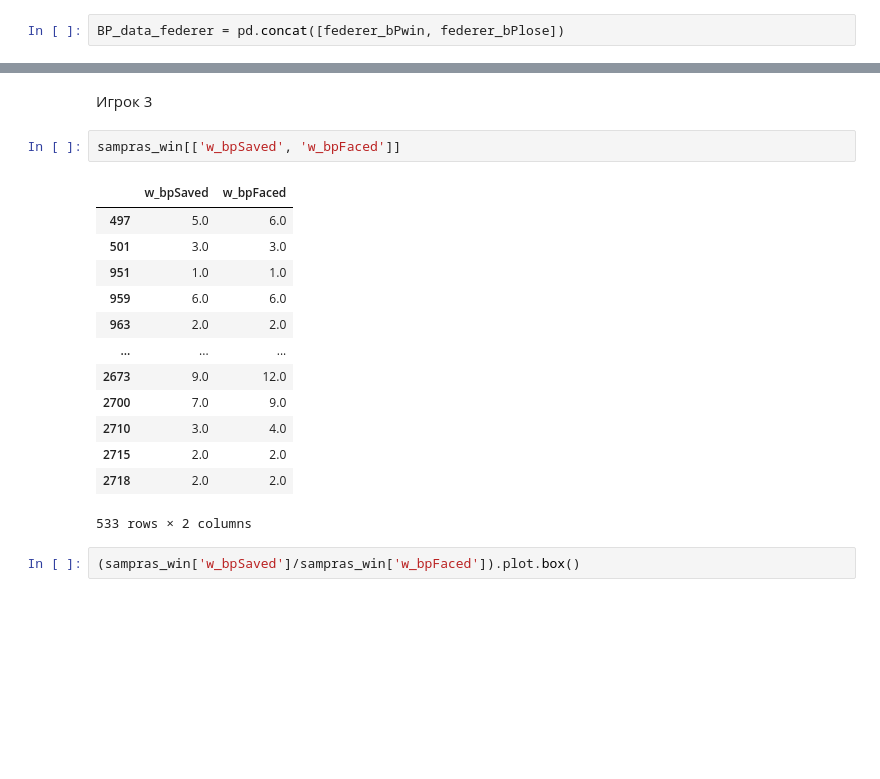
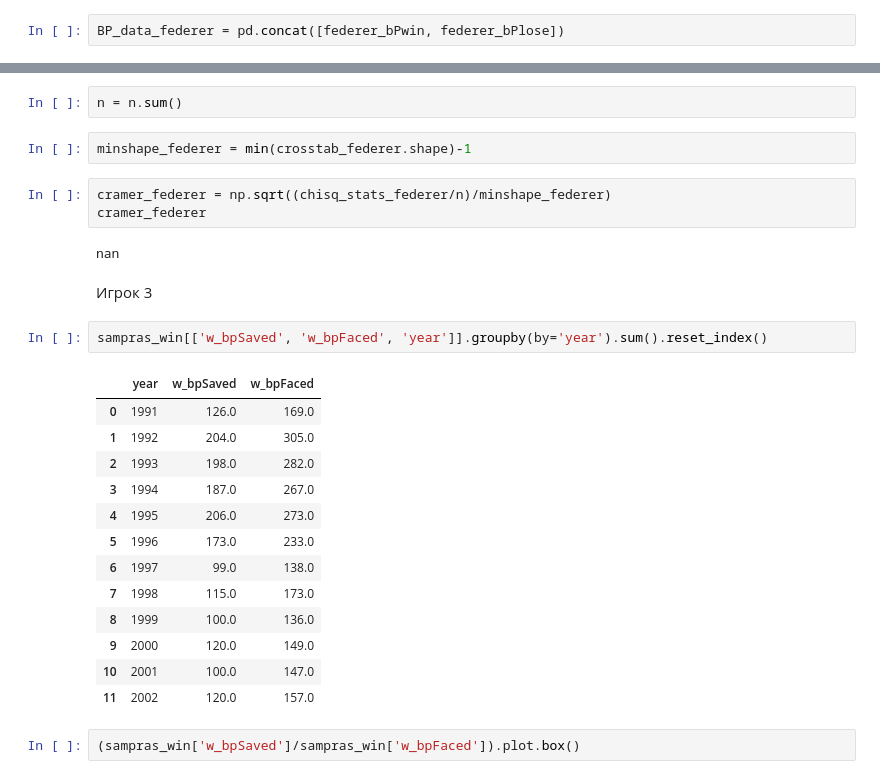
Before and after one commit to MarinaGrad/SF-data-science22, a Jupyter notebook: homework/Tennis_homework/tennis_notebook_MGHW.ipynb, the cells around one changed output, grey strips where cells are left out. Saved outputs shown, nothing was run; the diff lists cells and outputs as text; blank space fills up the shorter version.

```diff
--- a/homework/Tennis_homework/tennis_notebook_MGHW.ipynb
+++ b/homework/Tennis_homework/tennis_notebook_MGHW.ipynb
@@ -455,21 +540,30 @@ sns.boxplot(data=BP_data_federer, x='win', y='BP_won')
+# %%
+n = n.sum()
+# %%
+minshape_federer = min(crosstab_federer.shape)-1
+# %%
+cramer_federer = np.sqrt((chisq_stats_federer/n)/minshape_federer)
+cramer_federer
+# %% [output]
+nan
 # %% [markdown]
 Игрок 3
 # %%
-sampras_win[['w_bpSaved', 'w_bpFaced']]
+sampras_win[['w_bpSaved', 'w_bpFaced', 'year']].groupby(by='year').sum().reset_index()
 # %% [output]
-|  | w_bpSaved | w_bpFaced |
-| 497 | 5.0 | 6.0 |
-| 501 | 3.0 | 3.0 |
-| 951 | 1.0 | 1.0 |
-| 959 | 6.0 | 6.0 |
-| 963 | 2.0 | 2.0 |
-| ... | ... | ... |
-| 2673 | 9.0 | 12.0 |
-| 2700 | 7.0 | 9.0 |
-| 2710 | 3.0 | 4.0 |
-| 2715 | 2.0 | 2.0 |
-| 2718 | 2.0 | 2.0 |
+|  | year | w_bpSaved | w_bpFaced |
+| 0 | 1991 | 126.0 | 169.0 |
+| 1 | 1992 | 204.0 | 305.0 |
+| 2 | 1993 | 198.0 | 282.0 |
+| 3 | 1994 | 187.0 | 267.0 |
+| 4 | 1995 | 206.0 | 273.0 |
+| 5 | 1996 | 173.0 | 233.0 |
+| 6 | 1997 | 99.0 | 138.0 |
+| 7 | 1998 | 115.0 | 173.0 |
+| 8 | 1999 | 100.0 | 136.0 |
+| 9 | 2000 | 120.0 | 149.0 |
+| 10 | 2001 | 100.0 | 147.0 |
+| 11 | 2002 | 120.0 | 157.0 |
-533 rows × 2 columns
 # %%
 (sampras_win['w_bpSaved']/sampras_win['w_bpFaced']).plot.box()
 # %% [output]
```
Also changed, not shown: parts of 29 cells of this notebook.
